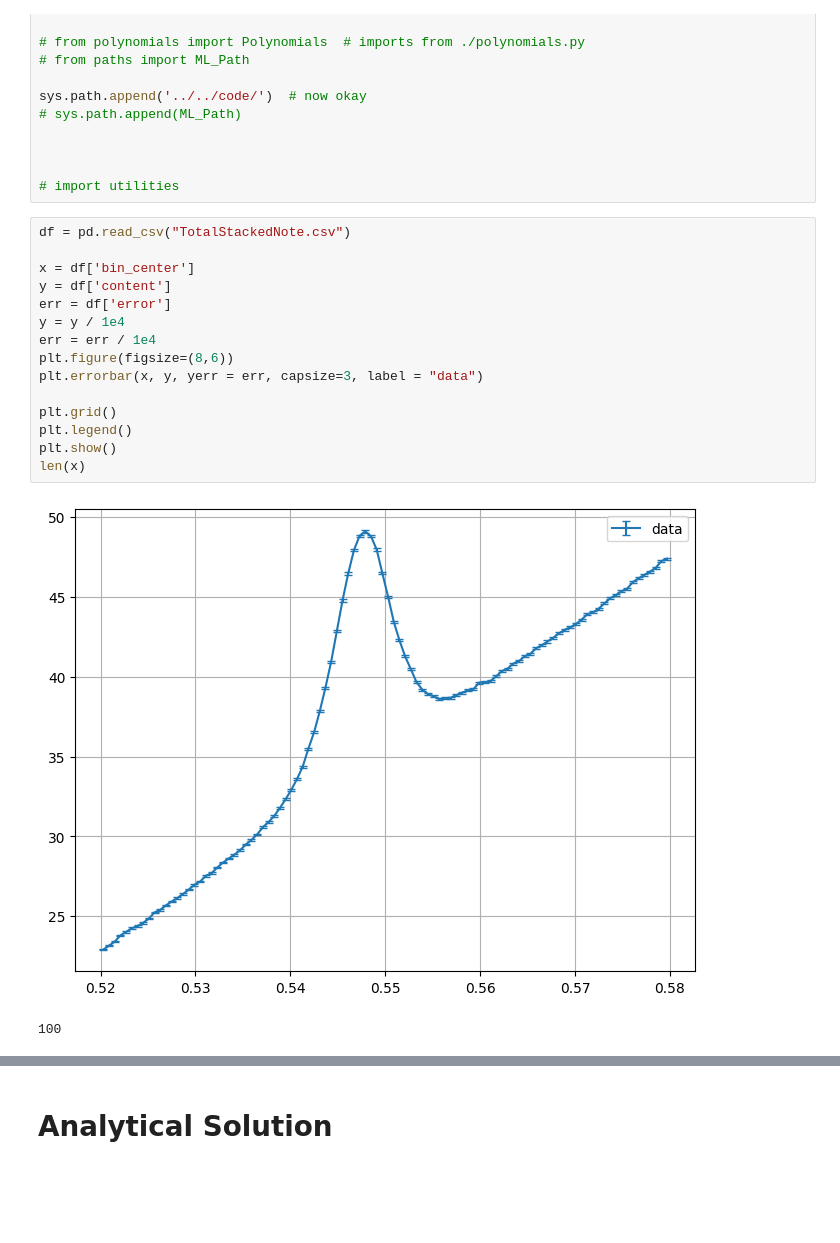
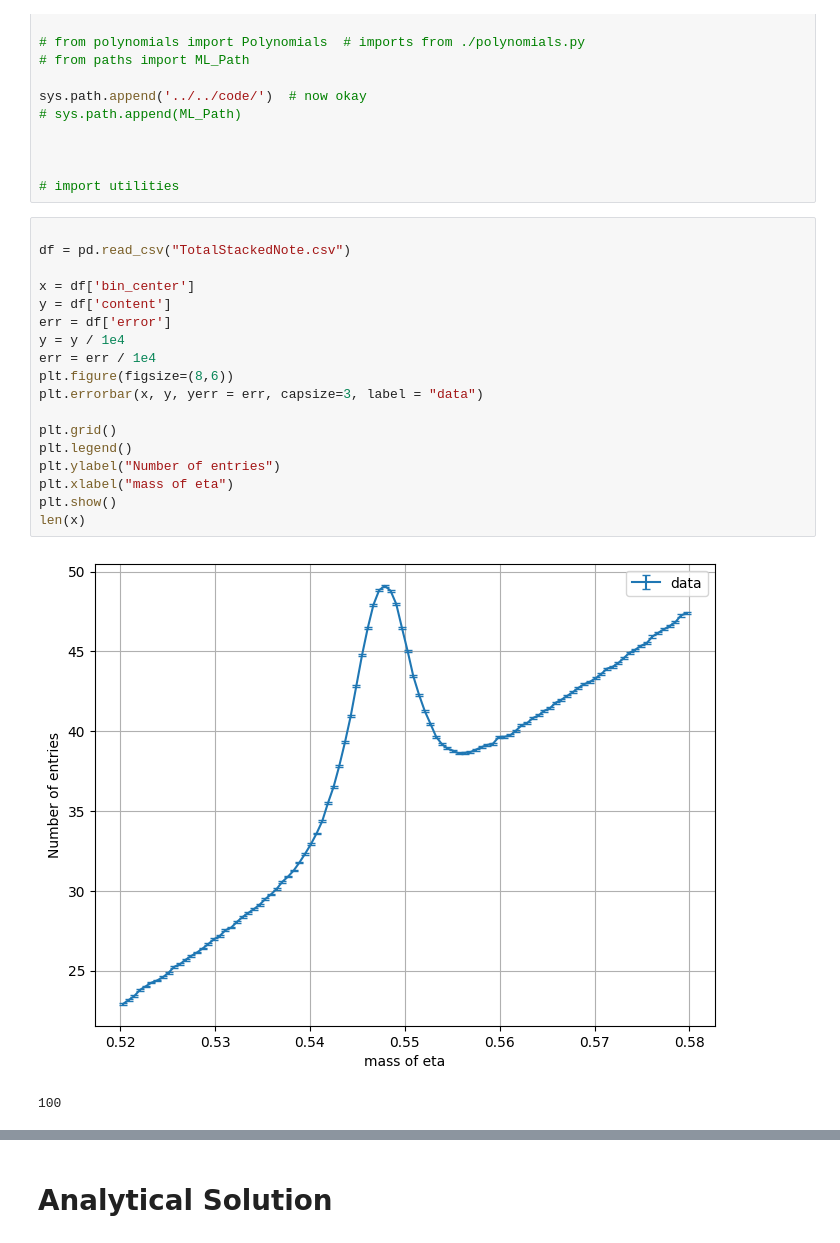
Before and after one commit to avantika2408/Data-Analysis-and-Model-Fitting, a Jupyter notebook: mcmc.ipynb, the cells around one changed output, grey strips where cells are left out. Drawn from its saved outputs; the diff is of its cells as text; blank space fills up the shorter version.

```diff
--- a/mcmc.ipynb
+++ b/mcmc.ipynb
@@ -41,20 +41,23 @@ sys.path.append('../../code/')  # now okay
 
 # import utilities
 # %%
+
 df = pd.read_csv("TotalStackedNote.csv")
 
 x = df['bin_center']
 y = df['content']
 err = df['error']
 y = y / 1e4
 err = err / 1e4
 plt.figure(figsize=(8,6))
 plt.errorbar(x, y, yerr = err, capsize=3, label = "data")
 
 plt.grid()
 plt.legend()
+plt.ylabel("Number of entries")
+plt.xlabel("mass of eta")
 plt.show()
 len(x)
 # %% [output]
-[figure, old version]
+[figure, new version]
 100
```
Also changed, not shown: parts of 12 cells of this notebook.
